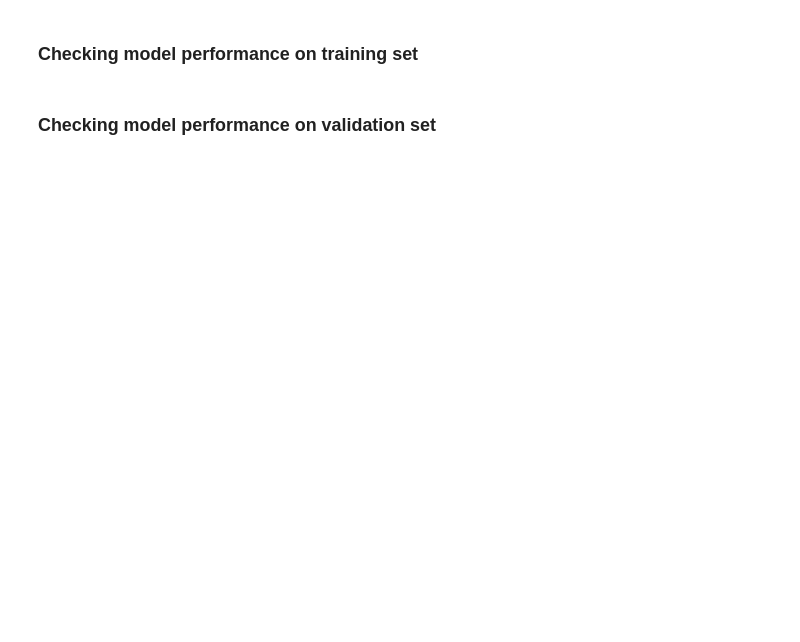
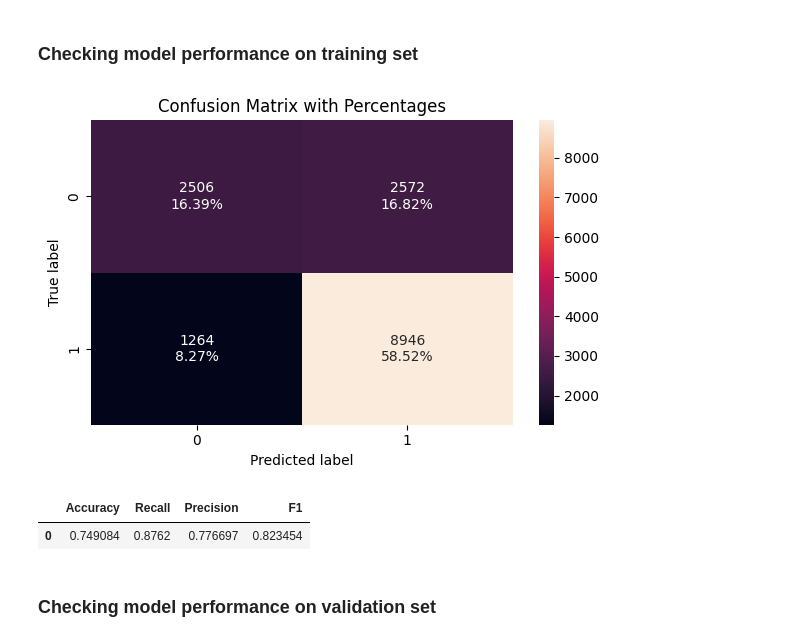
Before and after one commit to ark214/probable-excursions, a Jupyter notebook: Advance ML/Project/Ahmed Riaz.ipynb, the cells around one changed output. Saved outputs shown, nothing was run; the diff lists cells and outputs as text; code cells hidden in the pictures; blank space fills up the shorter version.

```diff
--- a/Advance ML/Project/Ahmed Riaz.ipynb
+++ b/Advance ML/Project/Ahmed Riaz.ipynb
@@ -1239,11 +1068,11 @@ parameters = {
 }
 
 # Type of scoring used to compare parameter combinations
-acc_scorer = metrics.make_scorer(metrics.f1_score)
+f1_scorer = metrics.make_scorer(metrics.f1_score)
 
 # Run the grid search
-grid_obj = GridSearchCV(rf_tuned, parameters, scoring=acc_scorer, cv=5, n_jobs=-1)
-grid_obj = grid_obj.fit(X_train_over, y_train_over)
+grid_obj = GridSearchCV(rf_tuned, parameters, scoring=f1_scorer, cv=5, n_jobs=-1)
+grid_obj = grid_obj.fit(X_train_oversample, y_train_oversample)
 
 # Set the clf to the best combination of parameters
 rf_tuned = grid_obj.best_estimator_
@@ -1290,7 +1133,7 @@ parameters = {
 acc_scorer = metrics.make_scorer(metrics.f1_score)
 
 # Run the grid search
-grid_obj = GridSearchCV(_______)  ## Complete the code to define the grid search object
+grid_obj = GridSearchCV(abc_tuned, parameters, scoring=f1_scorer, cv=5, n_jobs=-1)
 grid_obj = grid_obj.fit(X_train, y_train)
 
 # Set the clf to the best combination of parameters
@@ -1301,10 +1151,15 @@ abc_tuned.fit(X_train, y_train)
 # %% [markdown]
 ### Checking model performance on training set
 # %%
-confusion_matrix_sklearn(_______)  ## Complete the code to plot the confusion matrix for the Adaboost Classifier on the training set
+confusion_matrix_sklearn(abc_tuned, X_train, y_train)
+# %% [output]
+[figure, added]
 # %%
-abc_tuned_model_train_perf = model_performance_classification_sklearn(_______)  ## Complete the code to get the perfromance metrics for the Adaboost Classifier on the training set
+abc_tuned_model_train_perf = model_performance_classification_sklearn(abc_tuned, X_train, y_train)
 abc_tuned_model_train_perf
+# %% [output]
+|  | Accuracy | Recall | Precision | F1 |
+| 0 | 0.749084 | 0.8762 | 0.776697 | 0.823454 |
 # %% [markdown]
 ### Checking model performance on validation set
 # %%
```
Also changed, not shown: parts of 72 cells of this notebook.
